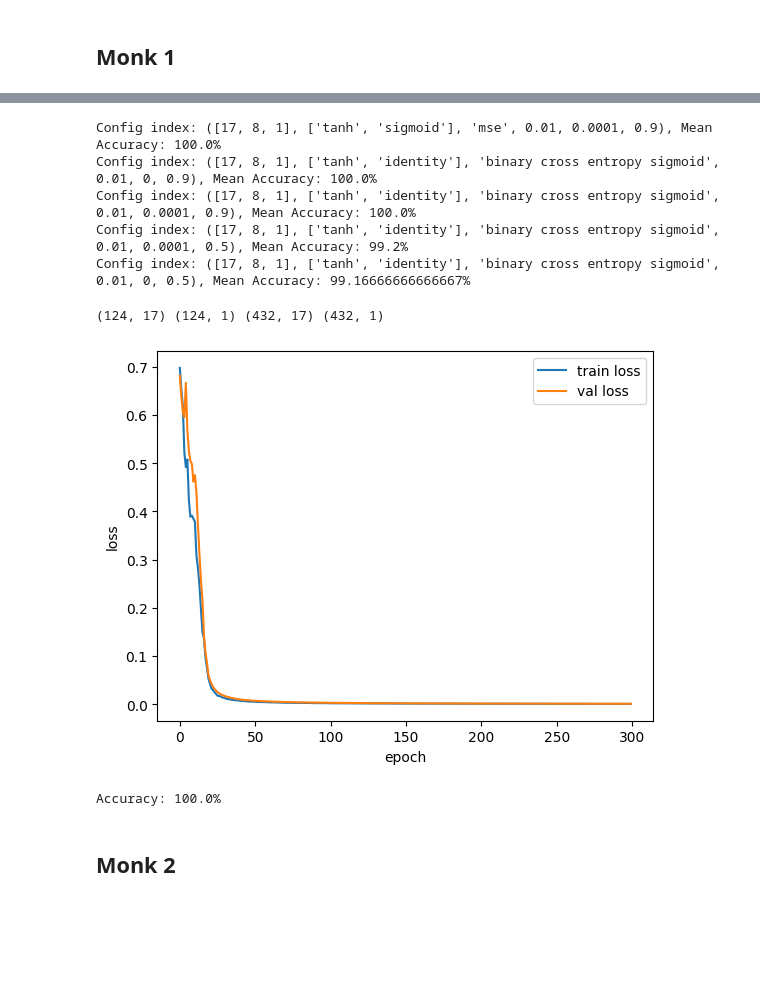
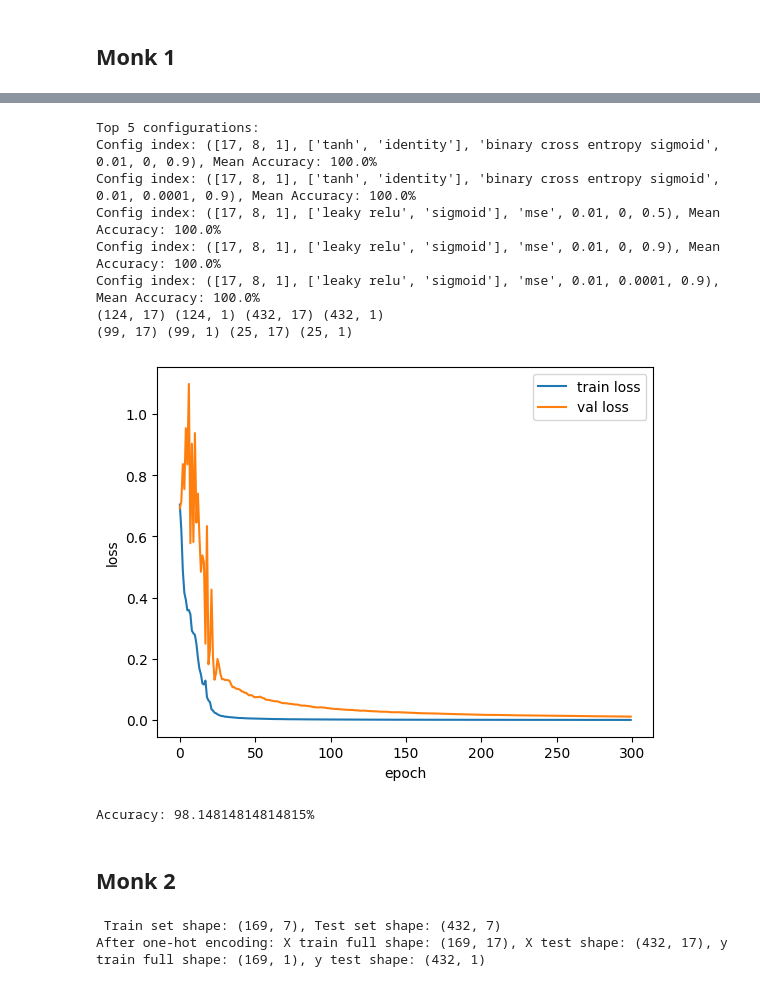
Before and after one commit to effe1209/ProjectML_Course, a Jupyter notebook: monk.ipynb, the cells around one changed output, grey strips where cells are left out. Drawn from its saved outputs; the diff is of its cells as text; code cells hidden in the pictures; blank space fills up the shorter version.

Commit message:
monk final

```diff
--- a/monk.ipynb
+++ b/monk.ipynb
@@ -140,47 +129,71 @@ KeyboardInterrupt:
-# %%
-TOP_5_CONFIGS_INDEXES = sorted(CONFIG_DICTIONARY, key=CONFIG_DICTIONARY.get, reverse=True)[:5]
-
-for i in TOP_5_CONFIGS_INDEXES:
-    ACCURACY = CONFIG_DICTIONARY[i] * 100 / len(K_FOLDS)
-    print(f"Config index: {CONFIGURATIONS[i]}, Mean Accuracy: {ACCURACY}%")
-# %% [output]
-Config index: ([17, 8, 1], ['tanh', 'sigmoid'], 'mse', 0.01, 0.0001, 0.9), Mean Accuracy: 100.0%
-Config index: ([17, 8, 1], ['tanh', 'identity'], 'binary cross entropy sigmoid', 0.01, 0, 0.9), Mean Accuracy: 100.0%
-Config index: ([17, 8, 1], ['tanh', 'identity'], 'binary cross entropy sigmoid', 0.01, 0.0001, 0.9), Mean Accuracy: 100.0%
-Config index: ([17, 8, 1], ['tanh', 'identity'], 'binary cross entropy sigmoid', 0.01, 0.0001, 0.5), Mean Accuracy: 99.2%
-Config index: ([17, 8, 1], ['tanh', 'identity'], 'binary cross entropy sigmoid', 0.01, 0, 0.5), Mean Accuracy: 99.16666666666667%
 # %%
-NEURAL_NETWORK_ARCHITECTURE, NEURAL_NETWORK_ACTIVATION, LOSS_F, ETA, LAMBDA, ALPHA = CONFIGURATIONS[TOP_5_CONFIGS_INDEXES[1]]
+TOP_5_CONFIGS_INDEXES = sorted(CONFIG_DICTIONARY, key=CONFIG_DICTIONARY.get, reverse=True)[:5]
+
+print("Top 5 configurations:")
+for i in TOP_5_CONFIGS_INDEXES:
+    ACCURACY = CONFIG_DICTIONARY[i] * 100 / len(K_FOLDS)
+    print(f"Config index: {CONFIGURATIONS[i]}, Mean Accuracy: {ACCURACY}%")
+
+NEURAL_NETWORK_ARCHITECTURE, NEURAL_NETWORK_ACTIVATION, LOSS_F, ETA, LAMBDA, ALPHA = CONFIGURATIONS[TOP_5_CONFIGS_INDEXES[0]]
 print(monk_dataset_1.X_train.shape, monk_dataset_1.y_train.shape, X_test.shape, y_test.shape)
+X_train, y_train, X_val, y_val = monk_dataset_1.train_val_split(portion=0.8)
+print(X_train.shape, y_train.shape, X_val.shape, y_val.shape)
 nn = NeuralNetwork(NEURAL_NETWORK_ARCHITECTURE, NEURAL_NETWORK_ACTIVATION, std=0.2)
 trainer = Trainer(
     nn=nn,
     loss=Loss(LOSS_F),
-    X_train=X_train_full,
-    y_train=y_train_full, #no scaling y because of onehot
-    X_val = X_test,
-    y_val=y_test,
+    X_train=X_train,
+    y_train=y_train, #no scaling y because of onehot
+    X_val = X_val,
+    y_val=y_val,
     epochs=EPOCHS,
     early_stopping=100, # no improvements in 50 epochs_> stop
     eta=ETA,               # Learning rate iniziale
     lam=LAMBDA,                # L2
     alpha=ALPHA,               # Momentum
     batch_size=16,
     shuffle_batches=True
 )
 # return_best_nn=True returns the best nn
 best_nn = trainer.train(return_best_nn=True, print_epochs=False, plot_epochs=True)
 #best val accuracy
-out = best_nn.forward(X_val)[-1][-1]
+out = best_nn.forward(X_test)[-1][-1]
 if LOSS_F == 'binary cross entropy sigmoid':
   out = sigmoid(out)
 
 predictions = np.round(out)
-print(f"Accuracy: {np.mean(predictions == y_val) * 100}%")
-CONFIG_DICTIONARY[i] += np.mean(predictions == y_val)
+print(f"Accuracy: {np.mean(predictions == y_test) * 100}%")
+CONFIG_DICTIONARY[i] += np.mean(predictions == y_test)
 # %% [output]
+Top 5 configurations:
+Config index: ([17, 8, 1], ['tanh', 'identity'], 'binary cross entropy sigmoid', 0.01, 0, 0.9), Mean Accuracy: 100.0%
+Config index: ([17, 8, 1], ['tanh', 'identity'], 'binary cross entropy sigmoid', 0.01, 0.0001, 0.9), Mean Accuracy: 100.0%
+Config index: ([17, 8, 1], ['leaky relu', 'sigmoid'], 'mse', 0.01, 0, 0.5), Mean Accuracy: 100.0%
+Config index: ([17, 8, 1], ['leaky relu', 'sigmoid'], 'mse', 0.01, 0, 0.9), Mean Accuracy: 100.0%
+Config index: ([17, 8, 1], ['leaky relu', 'sigmoid'], 'mse', 0.01, 0.0001, 0.9), Mean Accuracy: 100.0%
 (124, 17) (124, 1) (432, 17) (432, 1)
+(99, 17) (99, 1) (25, 17) (25, 1)
-[figure, old version]
+[figure, new version]
-Accuracy: 100.0%
+Accuracy: 98.14814814814815%
 # %% [markdown]
 ## Monk 2
+# %%
+PATH_TRAIN = 'data/monk/monks-2.train'
+PATH_TEST = 'data/monk/monks-2.test'
+
+df_train = pd.read_csv(PATH_TRAIN, sep='\s+', header=None) #sep='\s+' == delim white space
+df_test = pd.read_csv(PATH_TEST, sep='\s+', header=None)
+
+#Convert df in numpy arrays, excluding last column
+Train_set = np.array(df_train.iloc[:, :-1], dtype=np.int32)
+Test_set = np.array(df_test.iloc[:, :-1], dtype=np.int32)
+print(f" Train set shape: {Train_set.shape}, Test set shape: {Test_set.shape}")
+X_train_full = onehot_monk(Train_set[:, 1:])
+y_train_full = np.reshape(Train_set[:, 0], (len(Train_set), 1))# only first column, need shape (n,1) to work
+
+X_test = onehot_monk(Test_set[:, 1:])
+y_test = np.reshape(Test_set[:, 0], (len(Test_set), 1))
+print(f'After one-hot encoding: X train full shape: {X_train_full.shape}, X test shape: {X_test.shape}, y train full shape: {y_train_full.shape}, y test shape: {y_test.shape}')
+# %% [output]
+ Train set shape: (169, 7), Test set shape: (432, 7)
+After one-hot encoding: X train full shape: (169, 17), X test shape: (432, 17), y train full shape: (169, 1), y test shape: (432, 1)
```
Also changed, not shown: parts of 11 cells of this notebook, 1 other file.
